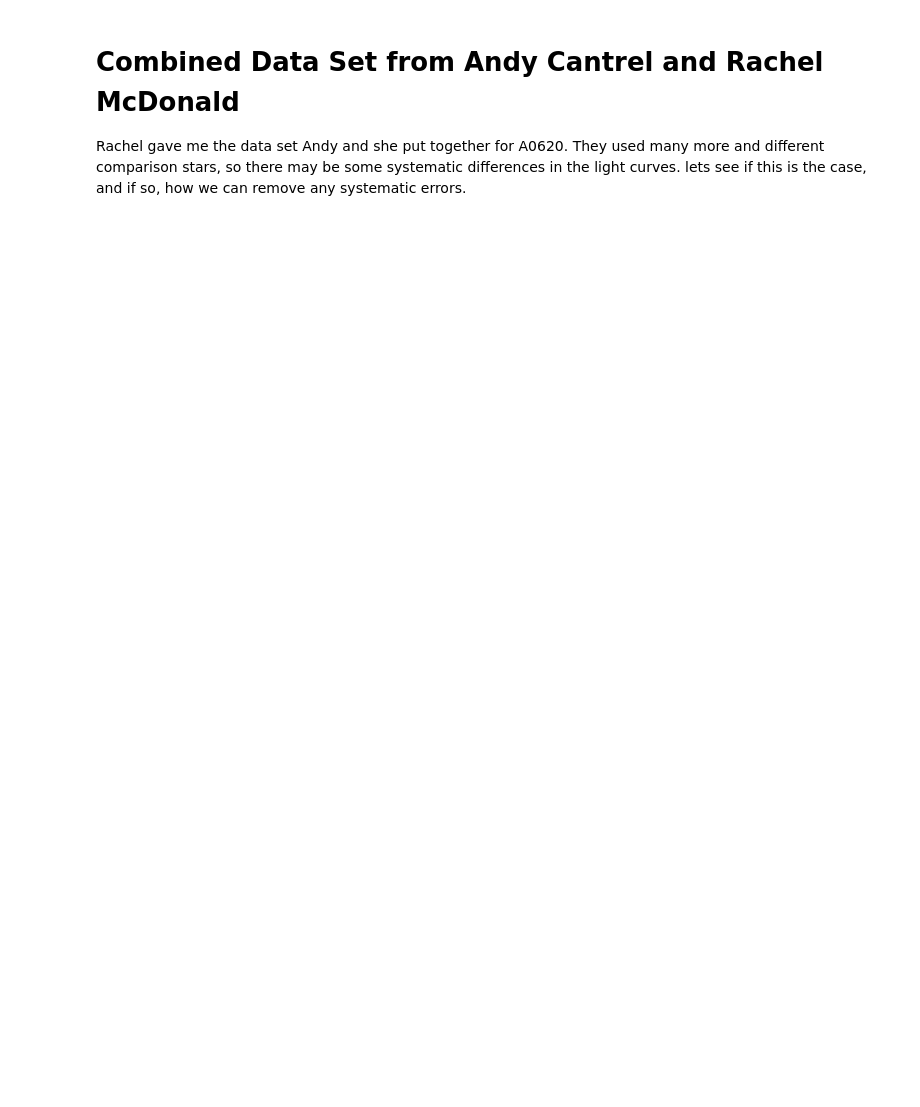
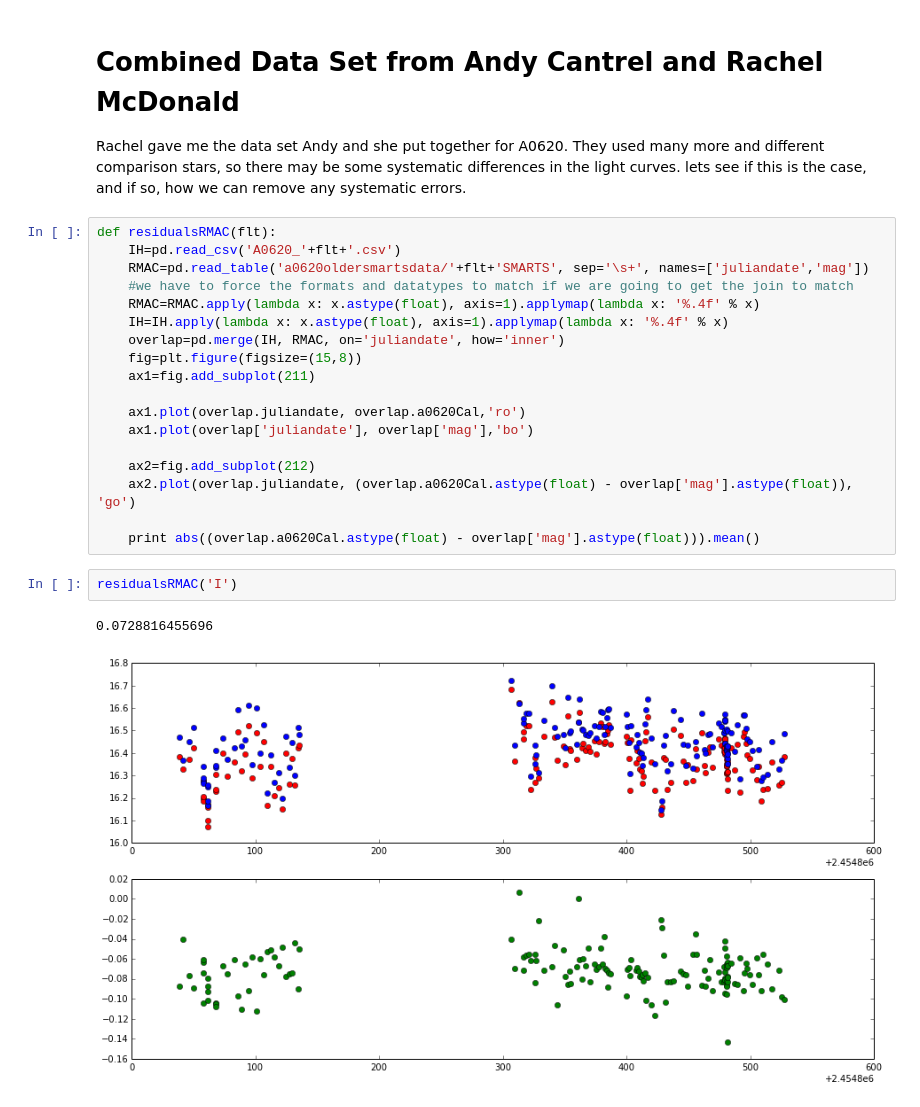
Before and after one commit to ih64/A0620, a Jupyter notebook: Untitled.ipynb, the cells around one changed output. Drawn from its saved outputs; the diff is of its cells as text; blank space fills up the shorter version.

Commit message:
compare to cantrel
added the Ipython notebook to compare overlapping data i have to the
data rachel and andy made. there are systematic offsets in most points

```diff
--- a/Untitled.ipynb
+++ b/Untitled.ipynb
@@ -334,3 +334,26 @@ alright, looks OK. the mean differences in magntudes the way I computed them and
 # Combined Data Set from Andy Cantrel and Rachel McDonald
 
 Rachel gave me the data set Andy and she put together for A0620. They used many more and different comparison stars, so there may be some systematic differences in the light curves. lets see if this is the case, and if so, how we can remove any systematic errors.
+# %%
+def residualsRMAC(flt):
+    IH=pd.read_csv('A0620_'+flt+'.csv')
+    RMAC=pd.read_table('a0620oldersmartsdata/'+flt+'SMARTS', sep='\s+', names=['juliandate','mag'])
+    #we have to force the formats and datatypes to match if we are going to get the join to match
+    RMAC=RMAC.apply(lambda x: x.astype(float), axis=1).applymap(lambda x: '%.4f' % x)
+    IH=IH.apply(lambda x: x.astype(float), axis=1).applymap(lambda x: '%.4f' % x)
+    overlap=pd.merge(IH, RMAC, on='juliandate', how='inner')
+    fig=plt.figure(figsize=(15,8))
+    ax1=fig.add_subplot(211)
+
+    ax1.plot(overlap.juliandate, overlap.a0620Cal,'ro')
+    ax1.plot(overlap['juliandate'], overlap['mag'],'bo')
+
+    ax2=fig.add_subplot(212)
+    ax2.plot(overlap.juliandate, (overlap.a0620Cal.astype(float) - overlap['mag'].astype(float)), 'go')
+
+    print abs((overlap.a0620Cal.astype(float) - overlap['mag'].astype(float))).mean()
+# %%
+residualsRMAC('I')
+# %% [output]
+0.0728816455696
+[figure, added]
```
Also changed, not shown: parts of 8 cells of this notebook.
